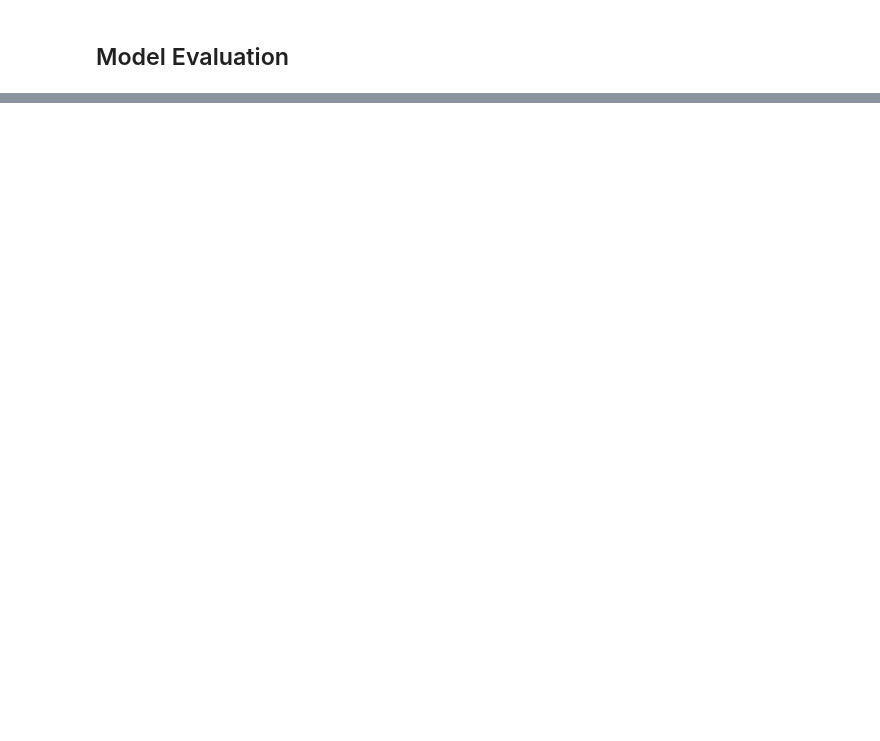
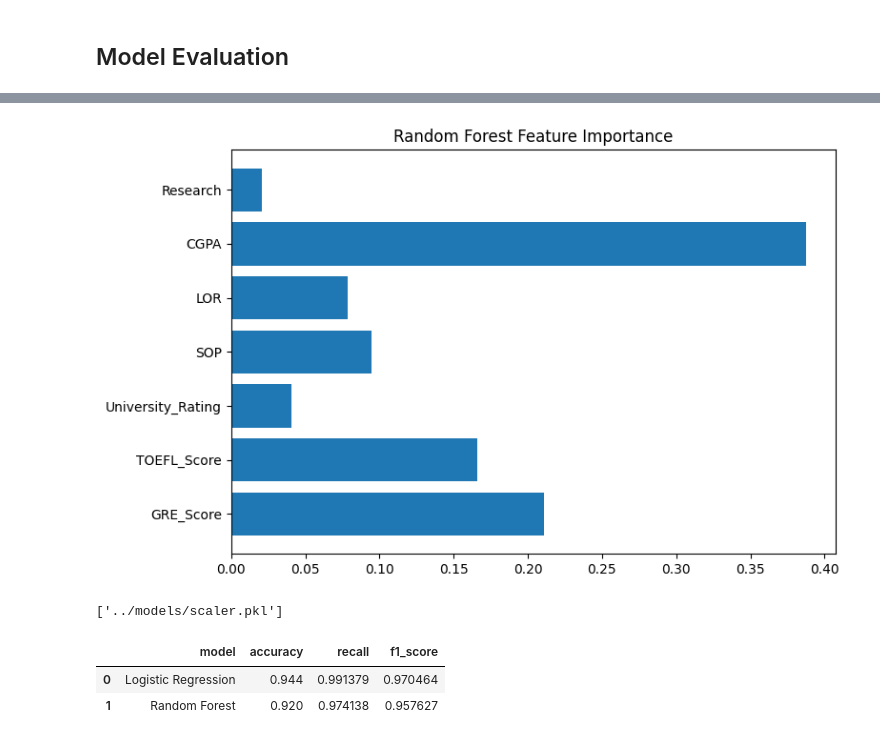
Before and after one commit to suntwister/admission_success_predictor, a Jupyter notebook: notebooks/02_model_training_and_evaluation.ipynb, the cells around one changed output, grey strips where cells are left out. Saved outputs shown, nothing was run; the diff lists cells and outputs as text; code cells hidden in the pictures; blank space fills up the shorter version.

```diff
--- a/notebooks/02_model_training_and_evaluation.ipynb
+++ b/notebooks/02_model_training_and_evaluation.ipynb
@@ -118,0 +112,25 @@ NameError: name 'Confusion_Matrix' is not defined
+# %%
+plot_feature_importance(
+    rf_model,
+    X_train.columns,
+    title="Random Forest Feature Importance"
+)
+# %% [output]
+[figure, added]
+# %%
+import joblib
+import os
+
+os.makedirs("../models", exist_ok=True)
+
+joblib.dump(log_model, "../models/logistics_regression.pkl")
+joblib.dump(rf_model, "../models/random_forest.pkl")
+joblib.dump(scaler, "../models/scaler.pkl")
+# %% [output]
+['../models/scaler.pkl']
+# %%
+results.sort_values("f1_score", ascending=False)
+# %% [output]
+|  | model | accuracy | recall | f1_score |
+| 0 | Logistic Regression | 0.944 | 0.991379 | 0.970464 |
+| 1 | Random Forest | 0.920 | 0.974138 | 0.957627 |
```
Also changed, not shown: parts of 6 cells of this notebook, 6 other files.
